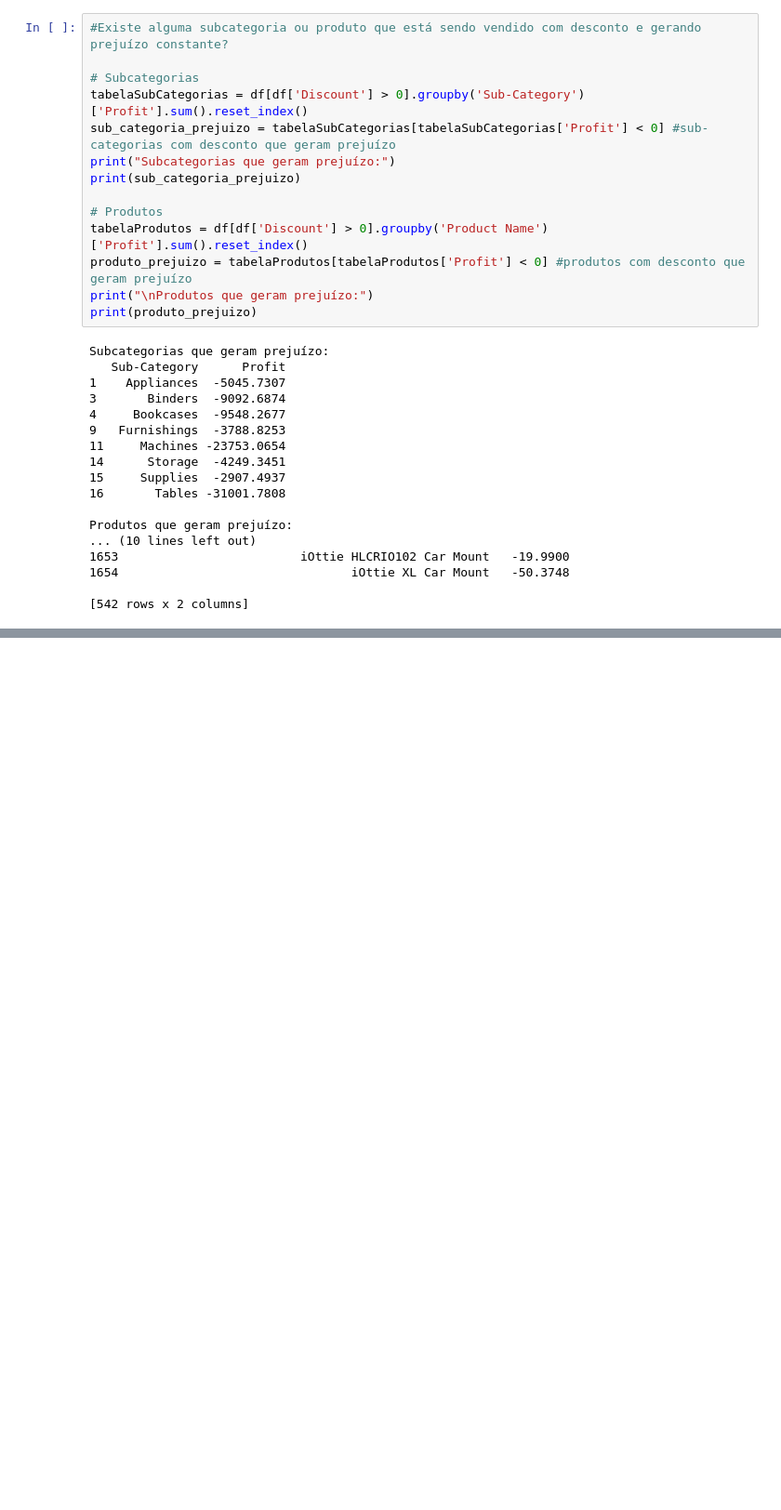
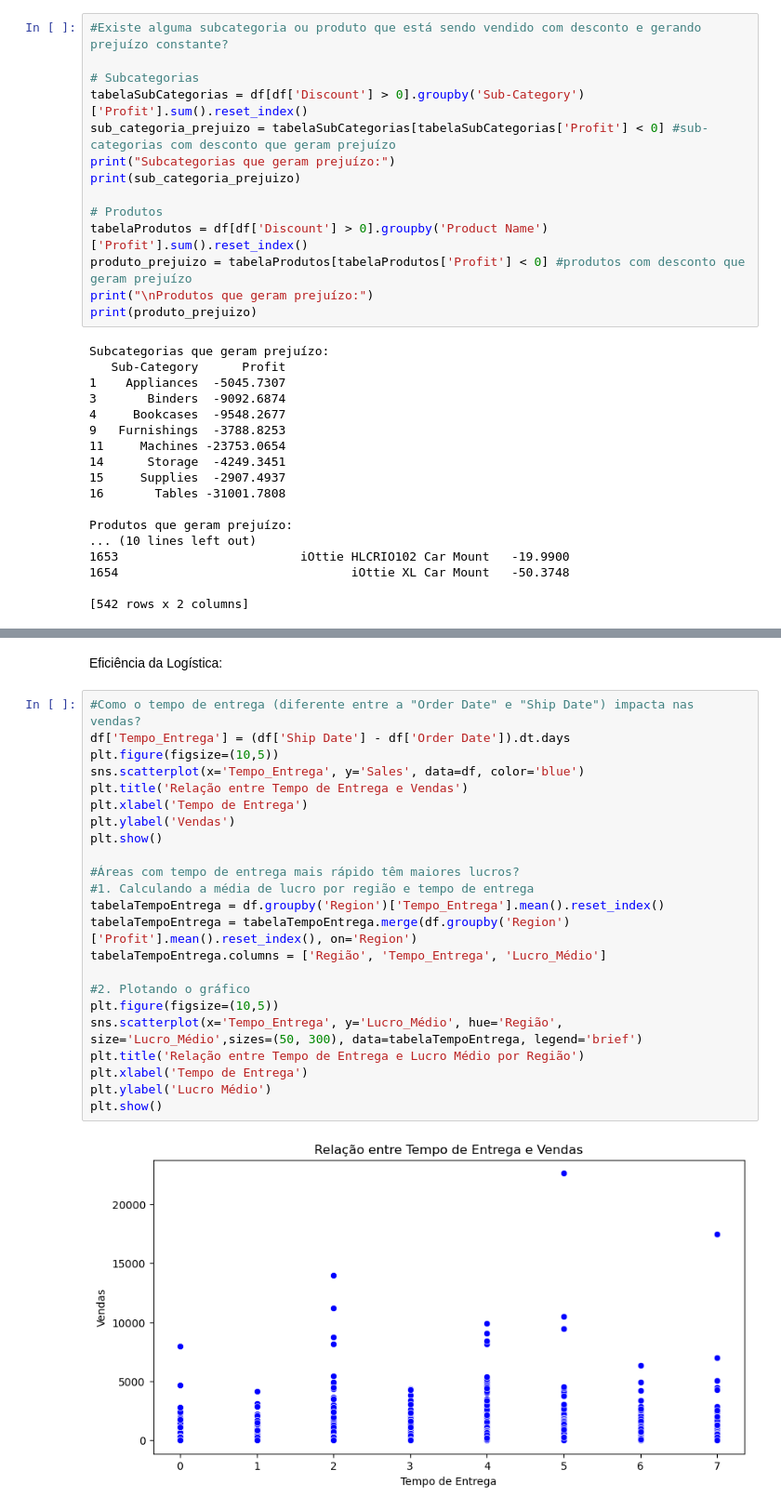
Before and after one commit to mario8978/Analise-de-Dados-Superstore-Sales, a Jupyter notebook: analise1.ipynb, the cells around one changed output, grey strips where cells are left out. Shown at 93% size. Drawn from its saved outputs; the diff is of its cells as text; blank space fills up the shorter version.

```diff
--- a/analise1.ipynb
+++ b/analise1.ipynb
@@ -216,0 +238,27 @@ Produtos que geram prejuízo:
+# %% [markdown]
+Eficiência da Logística:
+# %%
+#Como o tempo de entrega (diferente entre a "Order Date" e "Ship Date") impacta nas vendas?
+df['Tempo_Entrega'] = (df['Ship Date'] - df['Order Date']).dt.days
+plt.figure(figsize=(10,5))
+sns.scatterplot(x='Tempo_Entrega', y='Sales', data=df, color='blue')
+plt.title('Relação entre Tempo de Entrega e Vendas')
+plt.xlabel('Tempo de Entrega')
+plt.ylabel('Vendas')
+plt.show()
+
+#Áreas com tempo de entrega mais rápido têm maiores lucros?
+#1. Calculando a média de lucro por região e tempo de entrega
+tabelaTempoEntrega = df.groupby('Region')['Tempo_Entrega'].mean().reset_index()
+tabelaTempoEntrega = tabelaTempoEntrega.merge(df.groupby('Region')['Profit'].mean().reset_index(), on='Region')
+tabelaTempoEntrega.columns = ['Região', 'Tempo_Entrega', 'Lucro_Médio']
+
+#2. Plotando o gráfico
+plt.figure(figsize=(10,5))
+sns.scatterplot(x='Tempo_Entrega', y='Lucro_Médio', hue='Região', size='Lucro_Médio',sizes=(50, 300), data=tabelaTempoEntrega, legend='brief')
+plt.title('Relação entre Tempo de Entrega e Lucro Médio por Região')
+plt.xlabel('Tempo de Entrega')
+plt.ylabel('Lucro Médio')
+plt.show()
+# %% [output]
+[figure, added]
```
Also changed, not shown: parts of 4 cells of this notebook.
